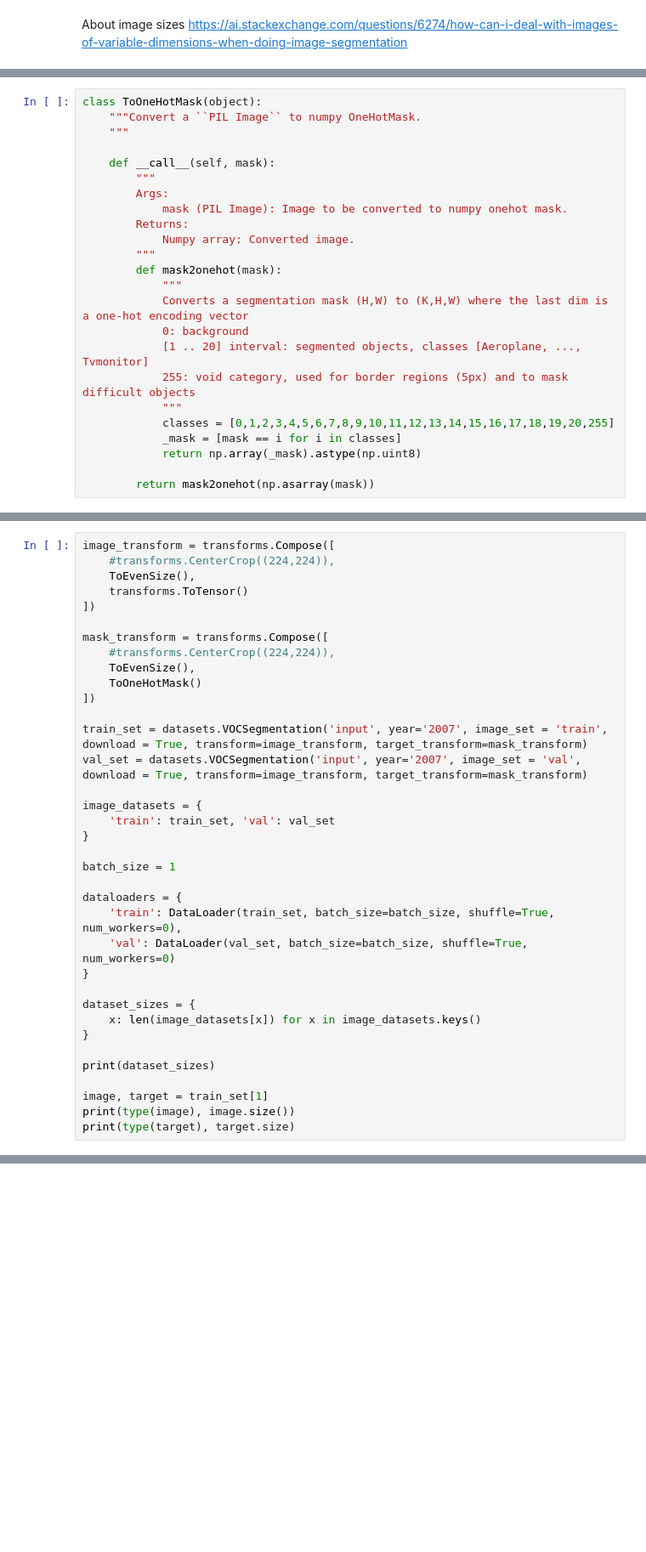
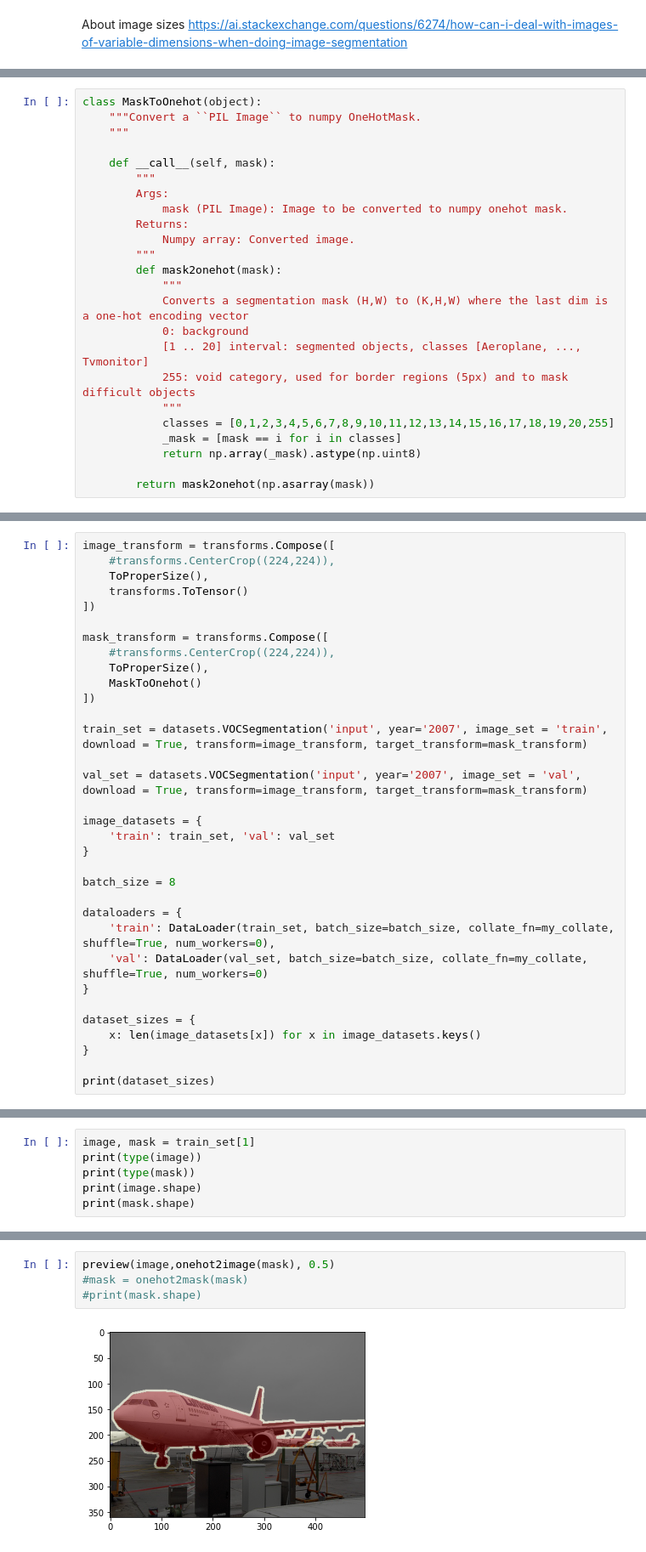
Before and after one commit to EvgenyDyshlyuk/Image_Segmentation_Capstone_Project, a Jupyter notebook: main.ipynb, the cells around one changed output, grey strips where cells are left out. Shown at 85% size. Saved outputs shown, nothing was run; the diff lists cells and outputs as text; blank space fills up the shorter version.

Commit message:
single sample training done

```diff
--- a/main.ipynb
+++ b/main.ipynb
@@ -42,5 +130,5 @@ def preview_tensor(tensor):
 # %%
-class ToOneHotMask(object):
+class MaskToOnehot(object):
     """Convert a ``PIL Image`` to numpy OneHotMask.
     """
 
@@ -148,28 +247,29 @@ class ToProperSize(img):
 # %%
 image_transform = transforms.Compose([
     #transforms.CenterCrop((224,224)),
-    ToEvenSize(),
+    ToProperSize(),
     transforms.ToTensor()
 ])
 
 mask_transform = transforms.Compose([
     #transforms.CenterCrop((224,224)),
-    ToEvenSize(),
-    ToOneHotMask()
+    ToProperSize(),
+    MaskToOnehot()
 ])
 
 train_set = datasets.VOCSegmentation('input', year='2007', image_set = 'train', download = True, transform=image_transform, target_transform=mask_transform)
+
 val_set = datasets.VOCSegmentation('input', year='2007', image_set = 'val', download = True, transform=image_transform, target_transform=mask_transform)
 
 image_datasets = {
     'train': train_set, 'val': val_set
 }
 
-batch_size = 1
+batch_size = 8
 
 dataloaders = {
-    'train': DataLoader(train_set, batch_size=batch_size, shuffle=True, num_workers=0),
-    'val': DataLoader(val_set, batch_size=batch_size, shuffle=True, num_workers=0)
+    'train': DataLoader(train_set, batch_size=batch_size, collate_fn=my_collate, shuffle=True, num_workers=0),
+    'val': DataLoader(val_set, batch_size=batch_size, collate_fn=my_collate, shuffle=True, num_workers=0)
 }
 
 dataset_sizes = {
@@ -177,10 +277,6 @@ dataset_sizes = {
 }
 
 print(dataset_sizes)
-
-image, target = train_set[1]
-print(type(image), image.size())
-print(type(target), target.size)
 # %% [output]
 Using downloaded and verified file: input\VOCtrainval_06-Nov-2007.tar
 Using downloaded and verified file: input\VOCtrainval_06-Nov-2007.tar
@@ -189,0 +284,6 @@ Using downloaded and verified file: input\VOCtrainval_06-Nov-2007.tar
+# %%
+image, mask = train_set[1]
+print(type(image))
+print(type(mask))
+print(image.shape)
+print(mask.shape)
@@ -190,3 +295,9 @@ Using downloaded and verified file: input\VOCtrainval_06-Nov-2007.tar
+# %%
+preview(image,onehot2image(mask), 0.5)
+#mask = onehot2mask(mask)
+#print(mask.shape)
+# %% [output]
+[figure, added]
 # %%
 for i in range(5):
     image, mask = train_set[i]
```
Also changed, not shown: parts of 22 cells of this notebook.
